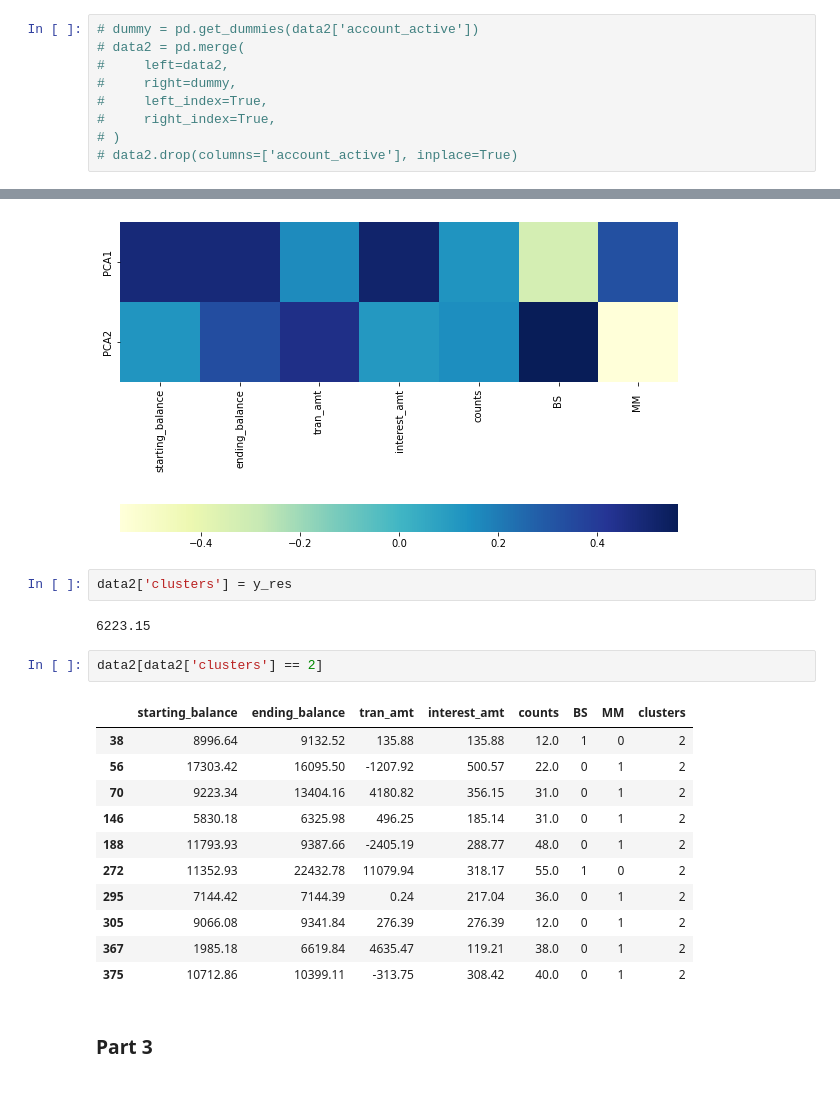
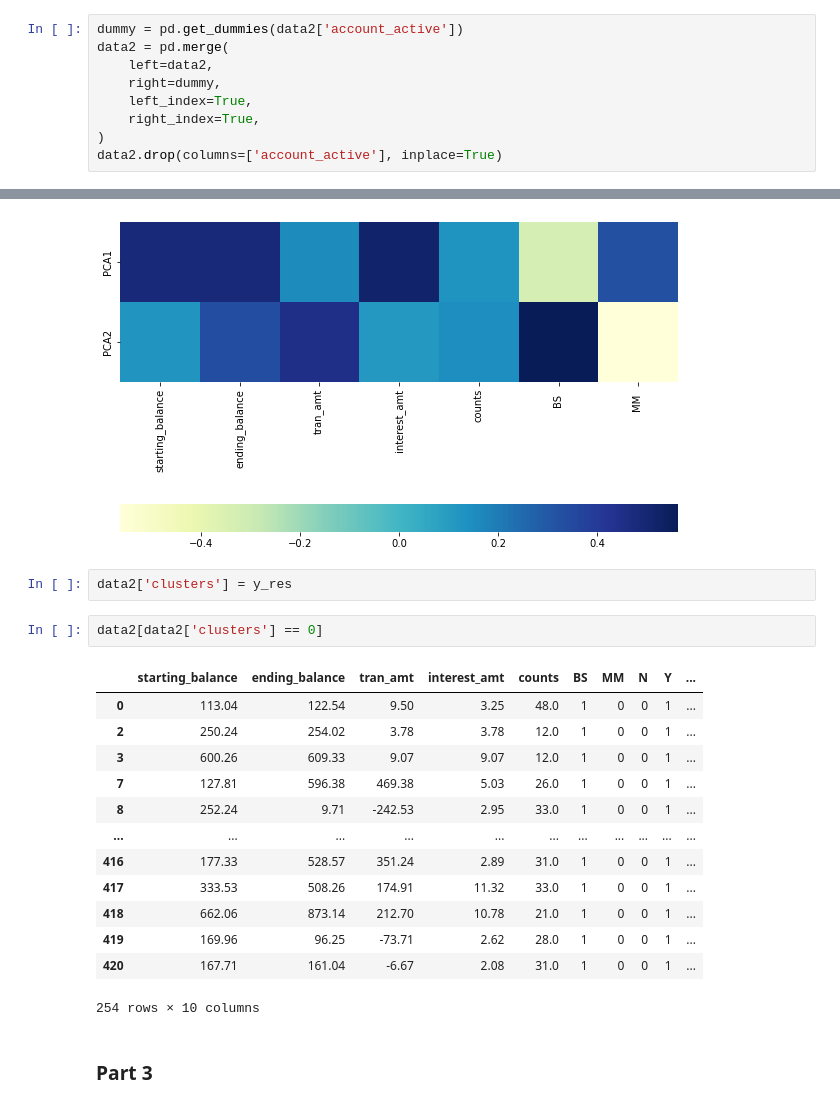
Before and after one commit to emre-bolcakan/miniproject-III, a Jupyter notebook: mini-project-III.ipynb, the cells around one changed output, grey strips where cells are left out. Drawn from its saved outputs; the diff is of its cells as text.

```diff
--- a/mini-project-III.ipynb
+++ b/mini-project-III.ipynb
@@ -399,11 +386,11 @@ data2 = pd.merge(
 # %%
-# dummy = pd.get_dummies(data2['account_active'])
-# data2 = pd.merge(
-#     left=data2,
-#     right=dummy,
-#     left_index=True,
-#     right_index=True,
-# )
-# data2.drop(columns=['account_active'], inplace=True)
+dummy = pd.get_dummies(data2['account_active'])
+data2 = pd.merge(
+    left=data2,
+    right=dummy,
+    left_index=True,
+    right_index=True,
+)
+data2.drop(columns=['account_active'], inplace=True)
 # %% [markdown]
 Or Drop
@@ -484,22 +469,22 @@ ax.set_aspect("equal")
 [figure]
 # %%
 data2['clusters'] = y_res
-# %% [output]
-6223.15
 # %%
-data2[data2['clusters'] == 2]
+data2[data2['clusters'] == 0]
 # %% [output]
-|  | starting_balance | ending_balance | tran_amt | interest_amt | counts | BS | MM | clusters |
-| 38 | 8996.64 | 9132.52 | 135.88 | 135.88 | 12.0 | 1 | 0 | 2 |
-| 56 | 17303.42 | 16095.50 | -1207.92 | 500.57 | 22.0 | 0 | 1 | 2 |
-| 70 | 9223.34 | 13404.16 | 4180.82 | 356.15 | 31.0 | 0 | 1 | 2 |
-| 146 | 5830.18 | 6325.98 | 496.25 | 185.14 | 31.0 | 0 | 1 | 2 |
-| 188 | 11793.93 | 9387.66 | -2405.19 | 288.77 | 48.0 | 0 | 1 | 2 |
-| 272 | 11352.93 | 22432.78 | 11079.94 | 318.17 | 55.0 | 1 | 0 | 2 |
-| 295 | 7144.42 | 7144.39 | 0.24 | 217.04 | 36.0 | 0 | 1 | 2 |
-| 305 | 9066.08 | 9341.84 | 276.39 | 276.39 | 12.0 | 0 | 1 | 2 |
-| 367 | 1985.18 | 6619.84 | 4635.47 | 119.21 | 38.0 | 0 | 1 | 2 |
-| 375 | 10712.86 | 10399.11 | -313.75 | 308.42 | 40.0 | 0 | 1 | 2 |
+|  | starting_balance | ending_balance | tran_amt | interest_amt | counts | BS | MM | N | Y | ... |
+| 0 | 113.04 | 122.54 | 9.50 | 3.25 | 48.0 | 1 | 0 | 0 | 1 | ... |
+| 2 | 250.24 | 254.02 | 3.78 | 3.78 | 12.0 | 1 | 0 | 0 | 1 | ... |
+| 3 | 600.26 | 609.33 | 9.07 | 9.07 | 12.0 | 1 | 0 | 0 | 1 | ... |
+| 7 | 127.81 | 596.38 | 469.38 | 5.03 | 26.0 | 1 | 0 | 0 | 1 | ... |
+| 8 | 252.24 | 9.71 | -242.53 | 2.95 | 33.0 | 1 | 0 | 0 | 1 | ... |
+| ... | ... | ... | ... | ... | ... | ... | ... | ... | ... | ... |
+| 416 | 177.33 | 528.57 | 351.24 | 2.89 | 31.0 | 1 | 0 | 0 | 1 | ... |
+| 417 | 333.53 | 508.26 | 174.91 | 11.32 | 33.0 | 1 | 0 | 0 | 1 | ... |
+| 418 | 662.06 | 873.14 | 212.70 | 10.78 | 21.0 | 1 | 0 | 0 | 1 | ... |
+| 419 | 169.96 | 96.25 | -73.71 | 2.62 | 28.0 | 1 | 0 | 0 | 1 | ... |
+| 420 | 167.71 | 161.04 | -6.67 | 2.08 | 31.0 | 1 | 0 | 0 | 1 | ... |
+254 rows × 10 columns
 # %% [markdown]
 ### Part 3
 # %%
```
Also changed, not shown: parts of 9 cells of this notebook.
